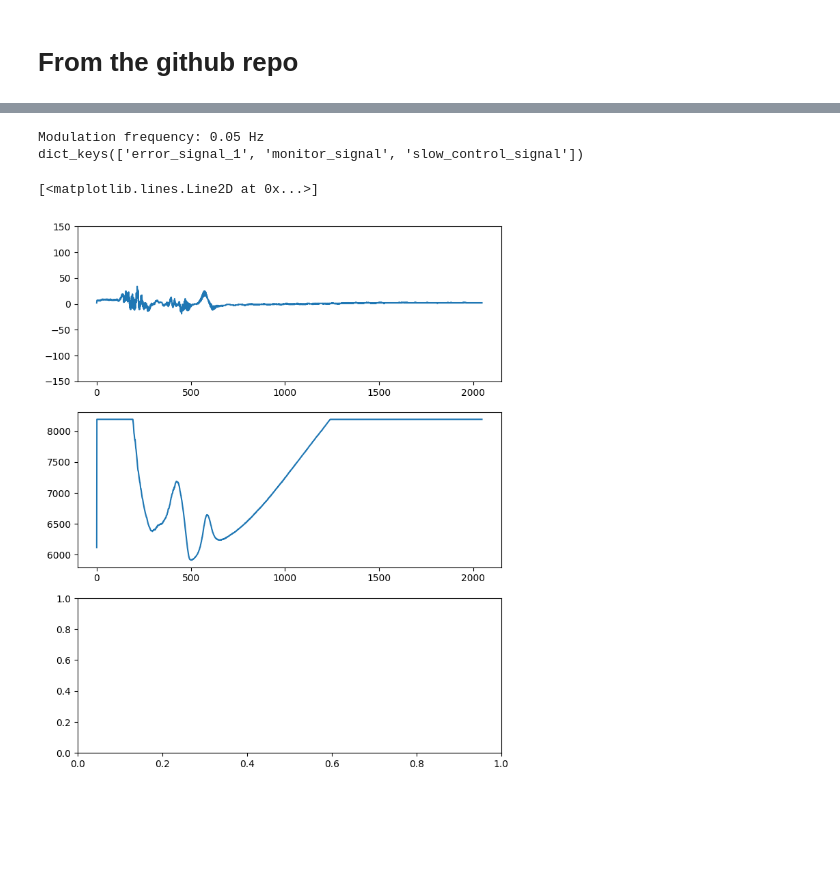
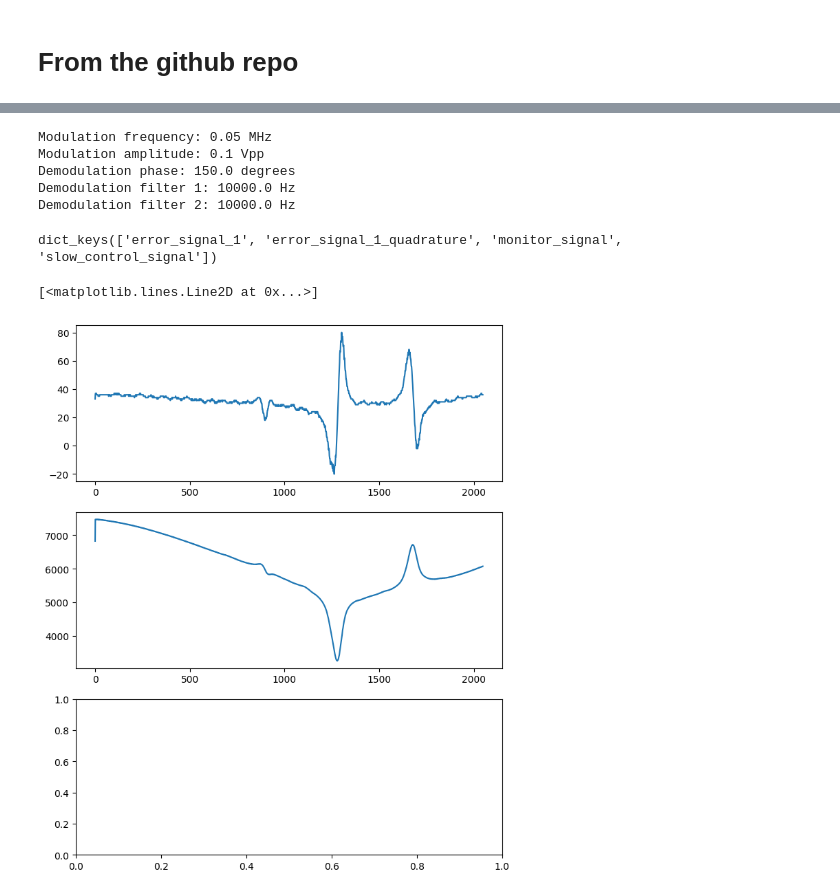
Before and after one commit to jack00look/RP_Spectroscopy, a Jupyter notebook: GettingStarted.ipynb, the cells around one changed output, grey strips where cells are left out. Cells and saved outputs as stored; diff of their text form; code cells hidden in the pictures; blank space fills up the shorter version.

```diff
--- a/GettingStarted.ipynb
+++ b/GettingStarted.ipynb
@@ -76,2 +102,37 @@ linien_client.connection       INFO     Connection established!
+# %%
+c.parameters.modulation_amplitude.value = 0.1*Vpp
+c.connection.root.write_registers()
+# %%
+c.parameters.demodulation_phase_a.value = 160
+c.connection.root.write_registers()
+# %%
+c.parameters.filter_1_frequency_a.value = 8000
+c.parameters.filter_2_frequency_a.value = 4000
+c.connection.root.write_registers()
+# %%
+c.parameters.check_for_changed_parameters()
+
+mod_freq_raw = c.parameters.modulation_frequency.value
+mod_freq = mod_freq_raw/MHz
+print(f"Modulation frequency: {mod_freq} MHz")
+
+mod_ampl_raw = c.parameters.modulation_amplitude.value
+mod_ampl = mod_ampl_raw/Vpp
+print(f"Modulation amplitude: {mod_ampl} Vpp")
+
+demod_phase = c.parameters.demodulation_phase_a.value
+print(f"Demodulation phase: {demod_phase} degrees")
+
+demod_filter_1 = c.parameters.filter_1_frequency_a.value
+print(f"Demodulation filter 1: {demod_filter_1} Hz")
+
+demod_filter_2 = c.parameters.filter_2_frequency_a.value
+print(f"Demodulation filter 2: {demod_filter_2} Hz")
+# %% [output]
+Modulation frequency: 0.05 MHz
+Modulation amplitude: 0.1 Vpp
+Demodulation phase: 150.0 degrees
+Demodulation filter 1: 10000.0 Hz
+Demodulation filter 2: 10000.0 Hz
 # %%
 from linien_server.parameters import save_parameters
@@ -81,34 +139,21 @@ def get_val(val):
-# %%
-c.parameters.modulation_frequency.add_callback(get_val)
-c.parameters.sweep_speed.value = 7
-c.parameters.modulation_frequency.value = 0.05*MHz
-c.connection.root.write_registers()
 # %%
 
 # Wait until the laser is unlocked
 wait_for_lock_status(False)
-
-import time
-time.sleep(1)
-c.parameters.check_for_changed_parameters()
-mod_freq_raw = c.parameters.modulation_frequency.value
-mod_freq = mod_freq_raw/MHz
-print(f"Modulation frequency: {mod_freq} Hz")
 
 # Record a reference spectrum
 to_plot = pickle.loads(c.parameters.to_plot.value)
 
 print(to_plot.keys())
 
 fig,ax = plt.subplots(3,1, figsize=(8, 10))
 ax[0].plot(to_plot["error_signal_1"], label="error_signal_1")
-ax[0].set_ylim(-150,150)
+#ax[0].set_ylim(-150,150)
 ax[1].plot(to_plot["monitor_signal"], label="monitor_signal_1")
 # %% [output]
-Modulation frequency: 0.05 Hz
-dict_keys(['error_signal_1', 'monitor_signal', 'slow_control_signal'])
+dict_keys(['error_signal_1', 'error_signal_1_quadrature', 'monitor_signal', 'slow_control_signal'])
 [<matplotlib.lines.Line2D at 0x...>]
-[figure, old version]
+[figure, new version]
 # %%
 
 # Wait until the laser is unlocked
```
Also changed, not shown: parts of 5 cells of this notebook, 1 other file.
